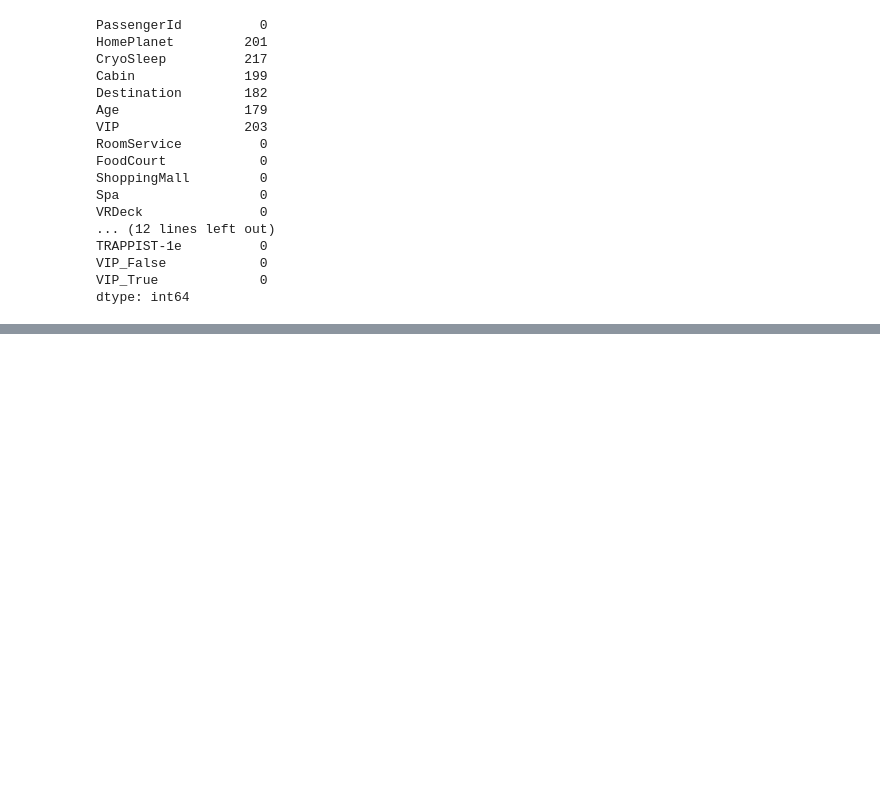
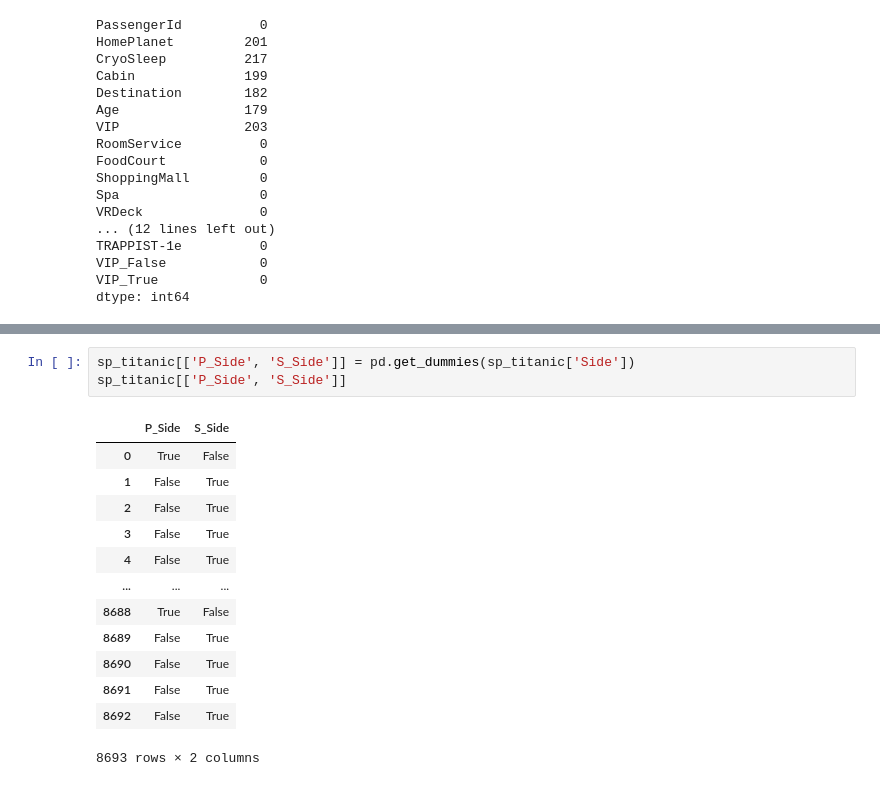
Before and after one commit to Dmytro1996/spaceship-titanic-kaggle, a Jupyter notebook: spaceship_titanic.ipynb, the cells around one changed output, grey strips where cells are left out. Saved outputs shown, nothing was run; the diff lists cells and outputs as text; blank space fills up the shorter version.

```diff
--- a/spaceship_titanic.ipynb
+++ b/spaceship_titanic.ipynb
@@ -208,0 +239,17 @@ dtype: int64
+# %%
+sp_titanic[['P_Side', 'S_Side']] = pd.get_dummies(sp_titanic['Side'])
+sp_titanic[['P_Side', 'S_Side']]
+# %% [output]
+|  | P_Side | S_Side |
+| 0 | True | False |
+| 1 | False | True |
+| 2 | False | True |
+| 3 | False | True |
+| 4 | False | True |
+| ... | ... | ... |
+| 8688 | True | False |
+| 8689 | False | True |
+| 8690 | False | True |
+| 8691 | False | True |
+| 8692 | False | True |
+8693 rows × 2 columns
```
Also changed, not shown: parts of 6 cells of this notebook.
